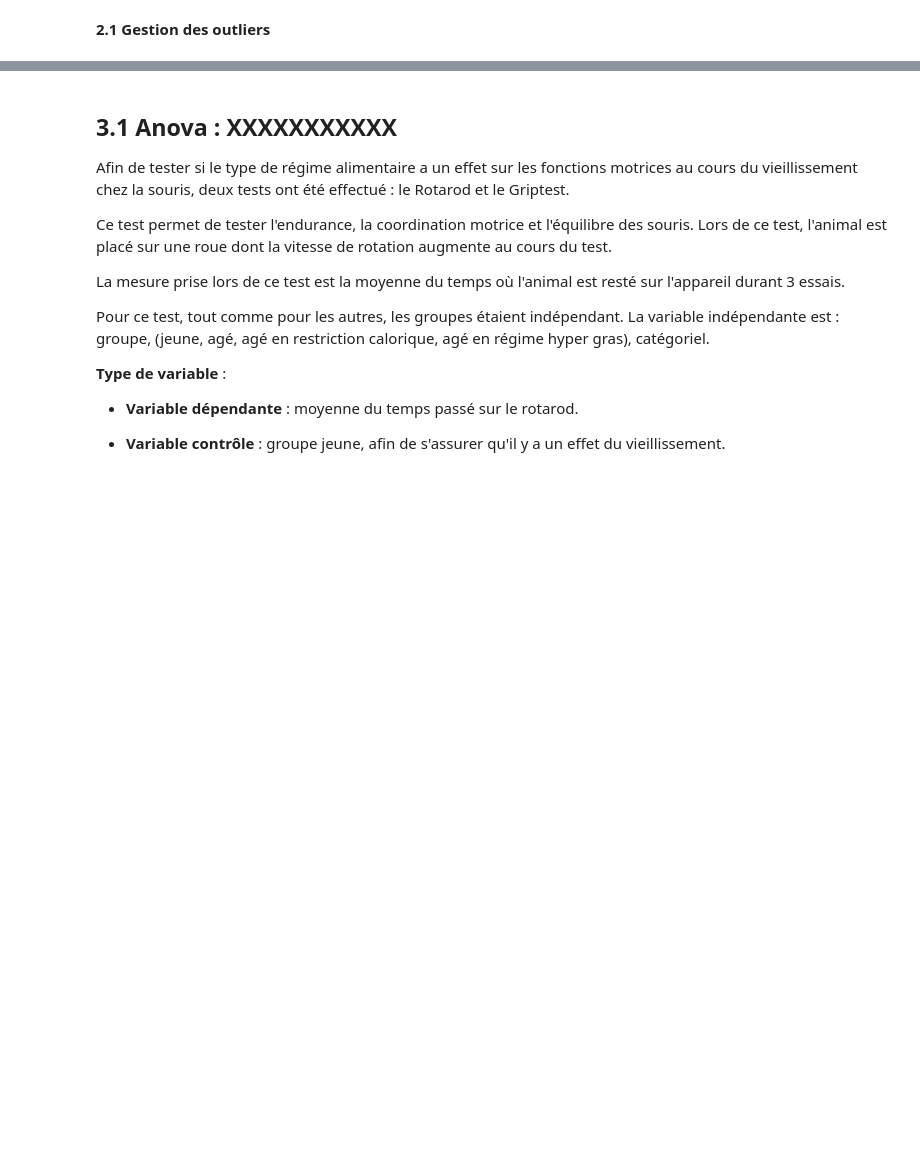
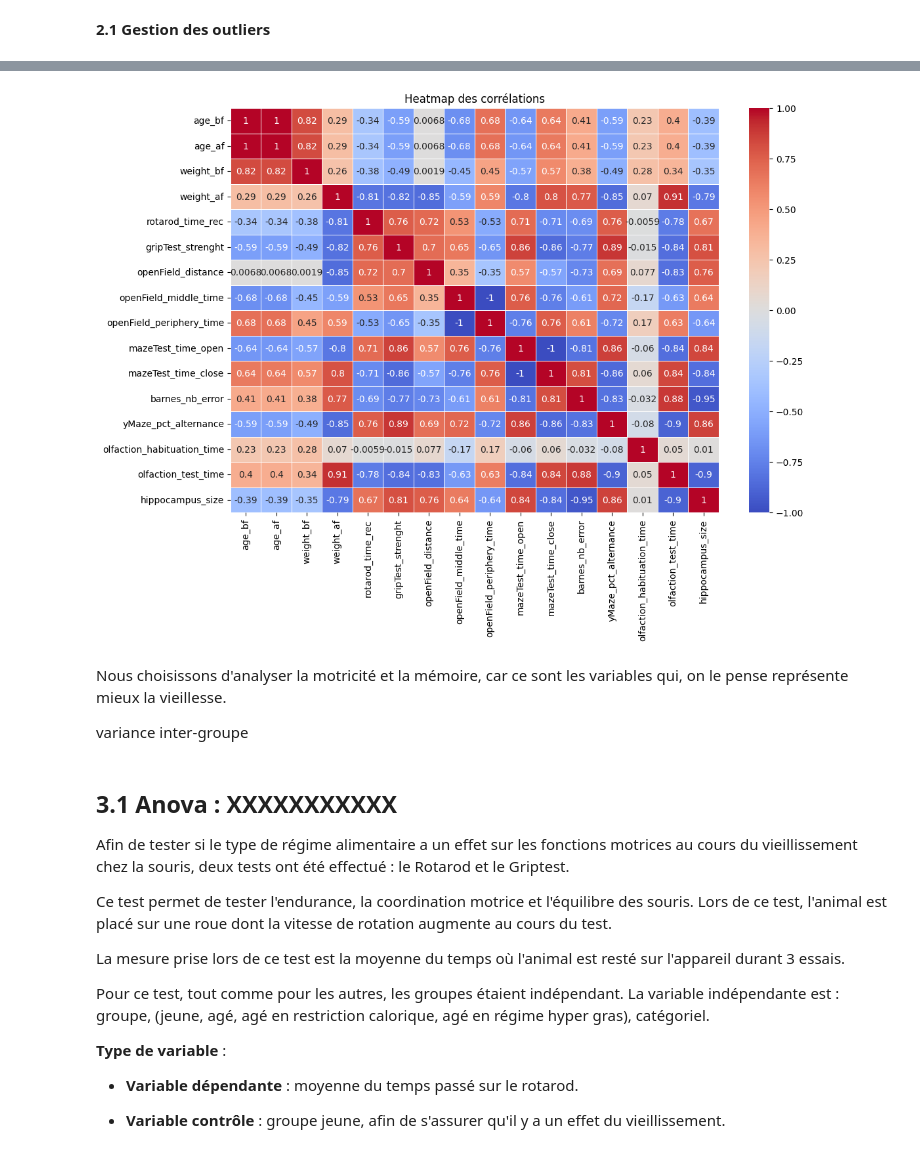
Before and after one commit to LilasOnC/2024M1S1SCProjet-pluridisciplinaire, a Jupyter notebook: Notebook_partage.ipynb, the cells around one changed output, grey strips where cells are left out. Cells and saved outputs as stored; diff of their text form; code cells hidden in the pictures; blank space fills up the shorter version.

```diff
--- a/Notebook_partage.ipynb
+++ b/Notebook_partage.ipynb
@@ -320,3 +393,16 @@ plt.show()
+# %%
+numeric_columns = df_total.drop(columns=['rotarod_time_tot', 'openField_time_tot', 'maze_time_tot']).select_dtypes(include='number').columns
+
+plt.figure(figsize=(12, 8))
+sns.heatmap(df_total[numeric_columns].corr(), annot=True, cmap='coolwarm', linewidths=0.5)
+plt.title('Heatmap des corrélations')
+plt.show()
+# %% [output]
+[figure, added]
+# %% [markdown]
+Nous choisissons d'analyser la motricité et la mémoire, car ce sont les variables qui, on le pense représente mieux la vieillesse.
+
+variance inter-groupe
 # %% [markdown]
 ## 3.1 Anova : XXXXXXXXXXX
 Afin de tester si le type de régime alimentaire a un effet sur les fonctions motrices au cours du vieillissement chez la souris, deux tests ont été effectué : le Rotarod et le Griptest.
```
Also changed, not shown: parts of 25 cells of this notebook.
